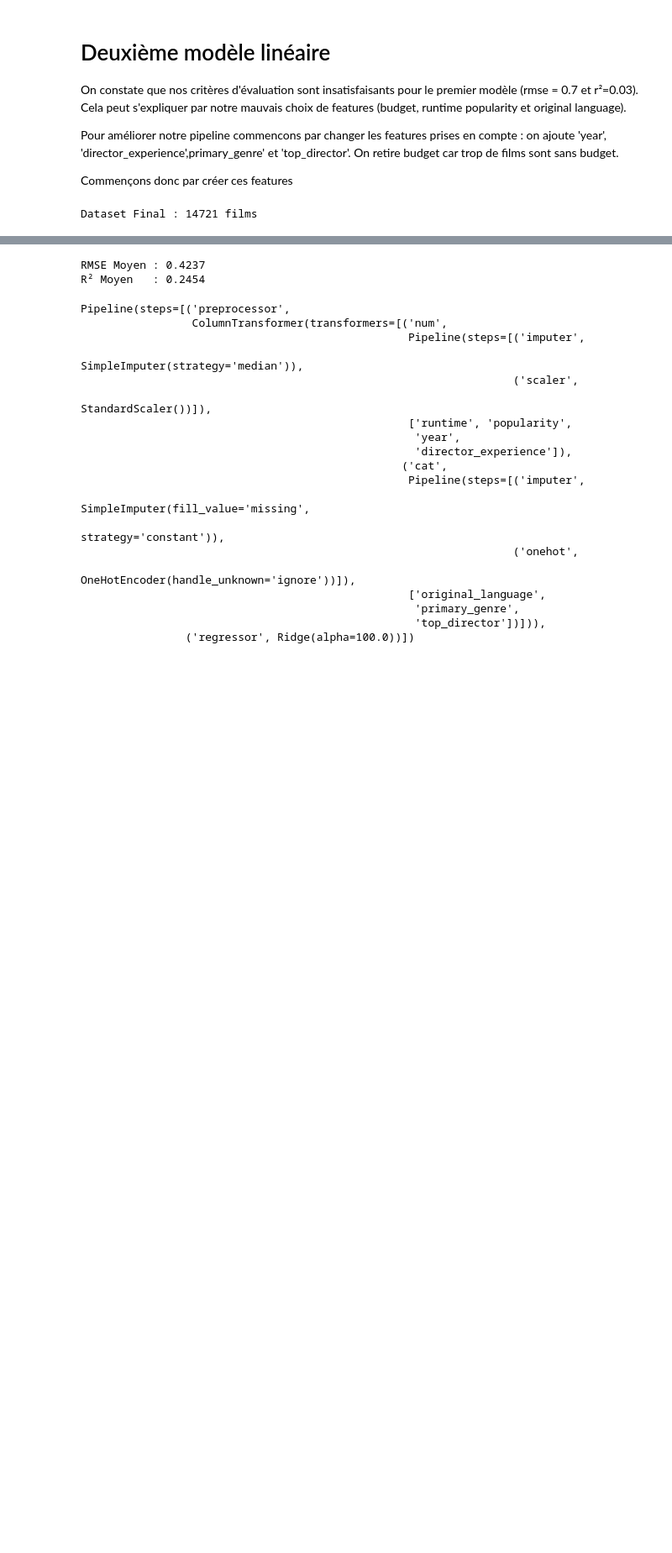
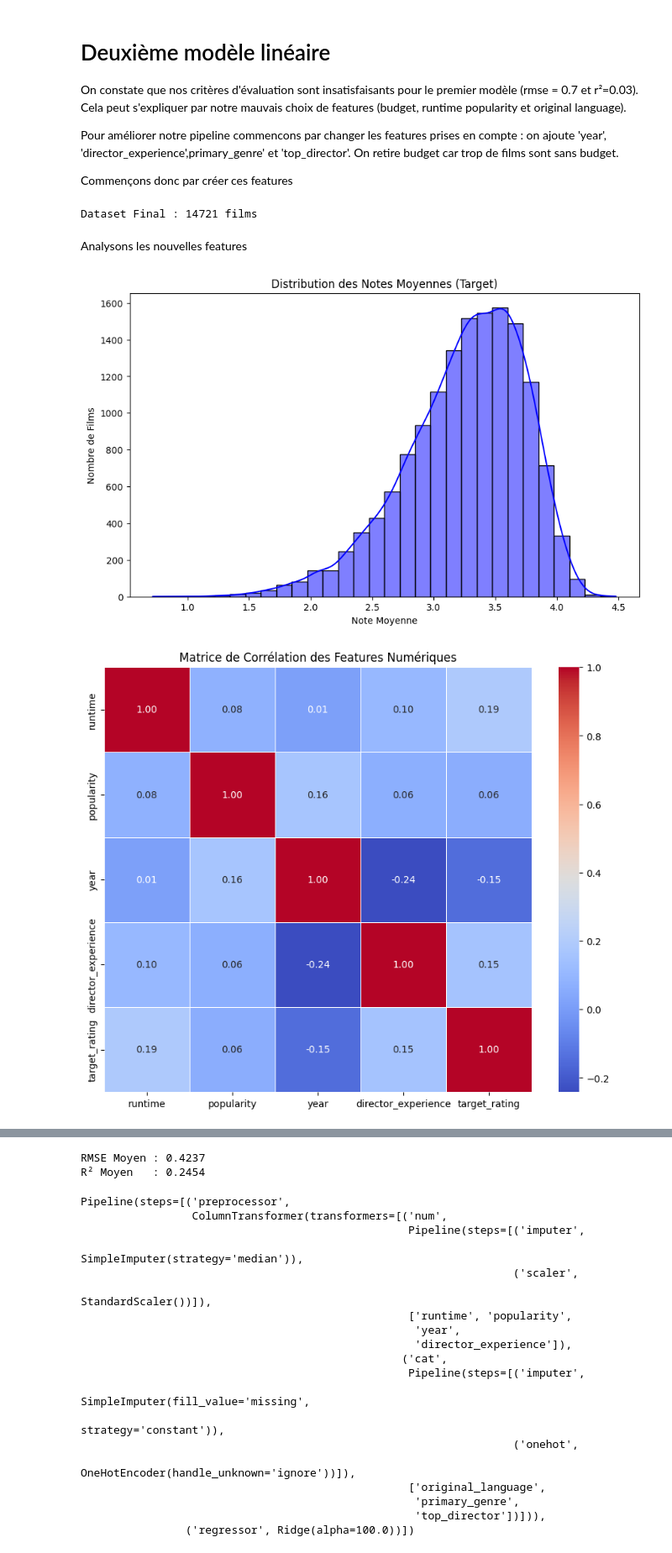
Before and after one commit to ithabi/AAA, a Jupyter notebook: AAAA.ipynb, the cells around one changed output, grey strips where cells are left out. Shown: that part at 84% size. Saved outputs shown, nothing was run; the diff lists cells and outputs as text; code cells hidden in the pictures; blank space fills up the shorter version.

```diff
--- a/AAAA.ipynb
+++ b/AAAA.ipynb
@@ -263,3 +245,27 @@ df_final['runtime'] = pd.to_numeric(df_final['runtime'], errors='coerce')
 df_final['popularity'] = pd.to_numeric(df_final['popularity'], errors='coerce')
 # %% [output]
 Dataset Final : 14721 films
+# %% [markdown]
+Analysons les nouvelles features
+# %%
+
+plt.figure(figsize=(10, 6))
+sns.histplot(df_final['target_rating'], kde=True, bins=30, color='blue')
+plt.title('Distribution des Notes Moyennes (Target)')
+plt.xlabel('Note Moyenne')
+plt.ylabel('Nombre de Films')
+plt.show()
+
+#  Matrice de Corrélation
+
+cols_corr = ['runtime', 'popularity', 'year', 'director_experience', 'target_rating']
+
+plt.figure(figsize=(10, 8))
+
+corr_matrix = df_final[cols_corr].corr(method='pearson')
+sns.heatmap(corr_matrix, annot=True, cmap='coolwarm', fmt=".2f", linewidths=0.5)
+plt.title('Matrice de Corrélation des Features Numériques')
+plt.show()
+# %% [output]
+[figure, added]
+[figure, added]
```
Also changed, not shown: parts of 29 cells of this notebook.
